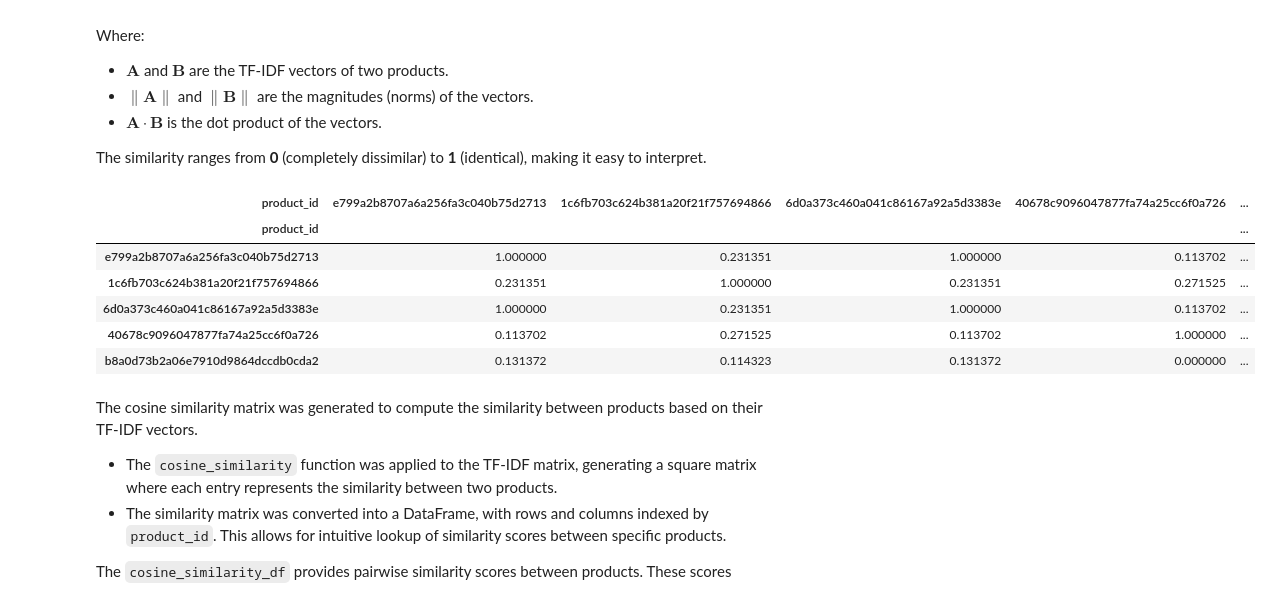
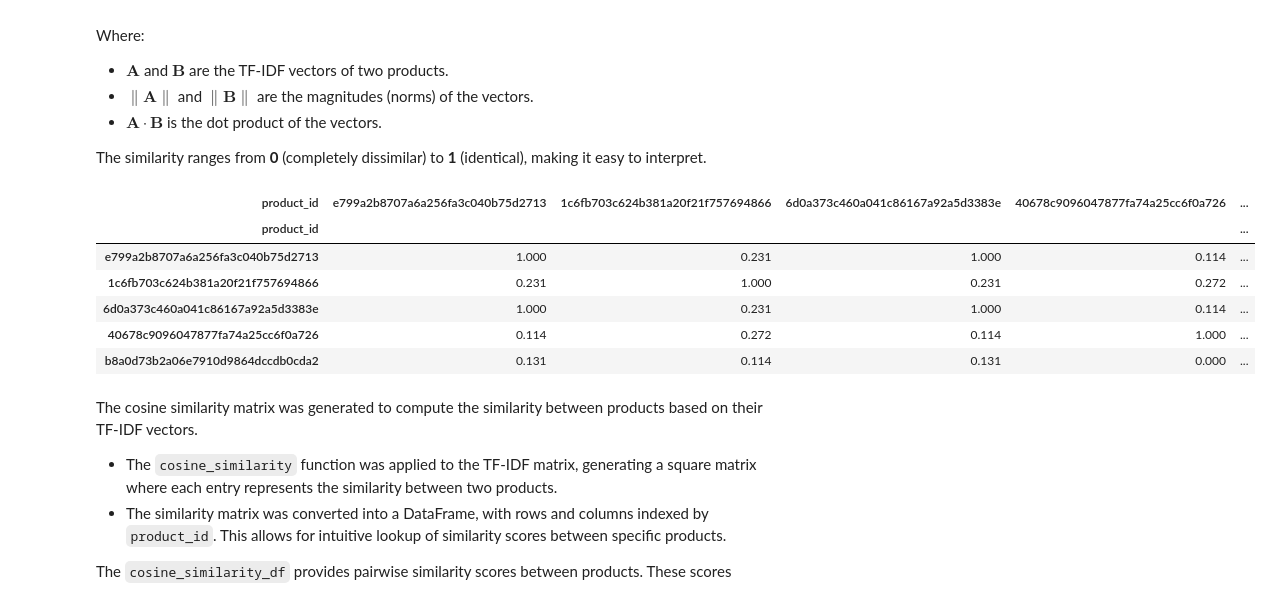
Before and after one commit to kevinadityaikhsan/ecommerce-recommendation-system, a Jupyter notebook: ecommmerce_recommendation_system.ipynb, the cells around one changed output. Saved outputs shown, nothing was run; the diff lists cells and outputs as text; code cells hidden in the pictures.

```diff
--- a/ecommmerce_recommendation_system.ipynb
+++ b/ecommmerce_recommendation_system.ipynb
@@ -1347,7 +1347,7 @@ The TF-IDF approach prioritizes meaningful and unique terms in the product descr
 tfidf_df = pd.DataFrame(
     vectorized_data.toarray(),
     columns=tf.get_feature_names_out()
-)
+).round(3)
 
 # Assign the product_id to the index.
 tfidf_df.index = cb_data['product_id']
@@ -1386,24 +1386,24 @@ The similarity ranges from **0** (completely dissimilar) to **1** (identical), m
 # %%
 # Create the array of cosine similarity values.
 cosine_similarity_array = cosine_similarity(tfidf_df)
 
 # Wrap the array in a DataFrame.
 cosine_similarity_df = pd.DataFrame(
     cosine_similarity_array,
     index=tfidf_df.index,
     columns=tfidf_df.index
-)
+).round(3)
 
 # Sample cosine similarity matrix.
 sample(cosine_similarity_df)
 # %% [output]
 | product_id | e799a2b8707a6a256fa3c040b75d2713 | 1c6fb703c624b381a20f21f757694866 | 6d0a373c460a041c86167a92a5d3383e | 40678c9096047877fa74a25cc6f0a726 | ... |
 | product_id |  |  |  |  | ... |
-| e799a2b8707a6a256fa3c040b75d2713 | 1.000000 | 0.231351 | 1.000000 | 0.113702 | ... |
-| 1c6fb703c624b381a20f21f757694866 | 0.231351 | 1.000000 | 0.231351 | 0.271525 | ... |
-| 6d0a373c460a041c86167a92a5d3383e | 1.000000 | 0.231351 | 1.000000 | 0.113702 | ... |
-| 40678c9096047877fa74a25cc6f0a726 | 0.113702 | 0.271525 | 0.113702 | 1.000000 | ... |
-| b8a0d73b2a06e7910d9864dccdb0cda2 | 0.131372 | 0.114323 | 0.131372 | 0.000000 | ... |
+| e799a2b8707a6a256fa3c040b75d2713 | 1.000 | 0.231 | 1.000 | 0.114 | ... |
+| 1c6fb703c624b381a20f21f757694866 | 0.231 | 1.000 | 0.231 | 0.272 | ... |
+| 6d0a373c460a041c86167a92a5d3383e | 1.000 | 0.231 | 1.000 | 0.114 | ... |
+| 40678c9096047877fa74a25cc6f0a726 | 0.114 | 0.272 | 0.114 | 1.000 | ... |
+| b8a0d73b2a06e7910d9864dccdb0cda2 | 0.131 | 0.114 | 0.131 | 0.000 | ... |
 # %% [markdown]
 The cosine similarity matrix was generated to compute the similarity between products based on their TF-IDF vectors.
 
```
Also changed, not shown: parts of 7 cells of this notebook, 1 other file.
